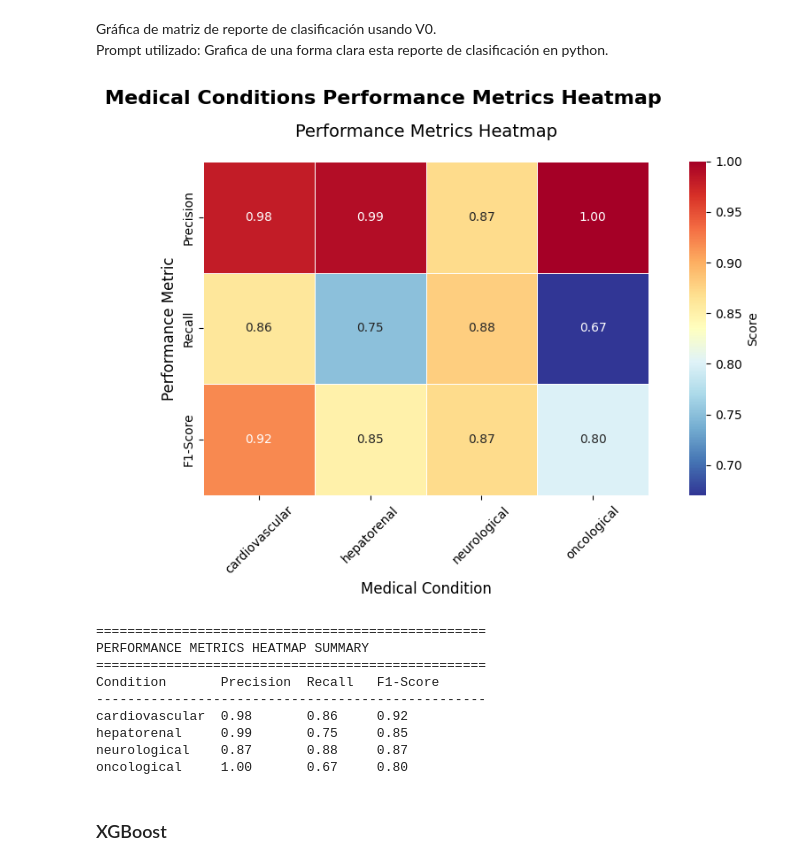
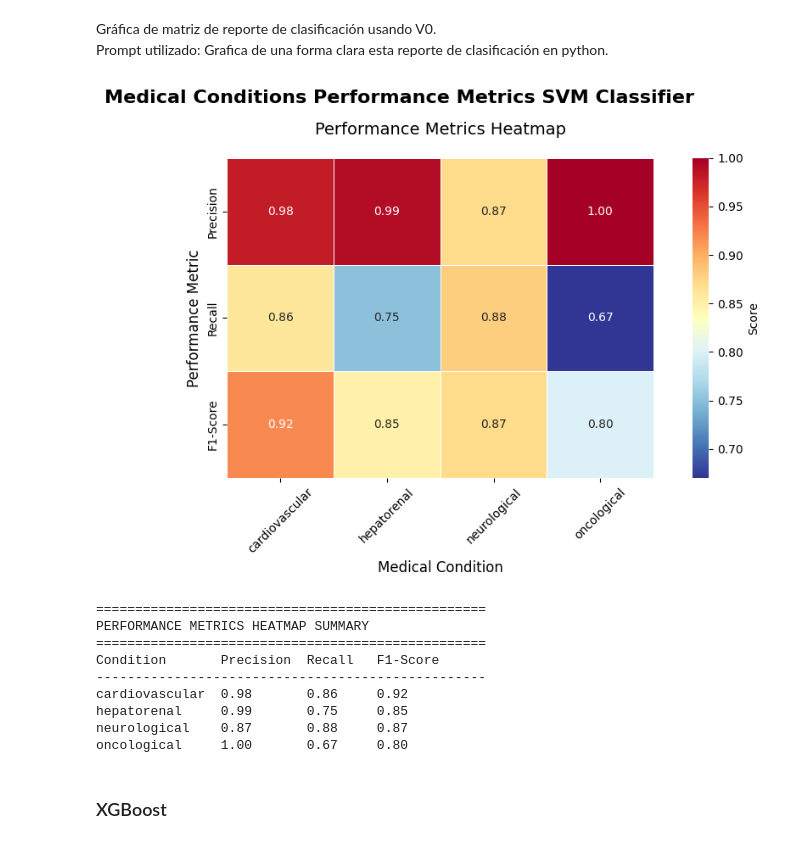
Before and after one commit to bryanMontoya/ChallengeTS, a Jupyter notebook: src/challenge_solution.ipynb, the cells around one changed output. Drawn from its saved outputs; the diff is of its cells as text; code cells hidden in the pictures.

```diff
--- a/src/challenge_solution.ipynb
+++ b/src/challenge_solution.ipynb
@@ -421,10 +439,6 @@ cardiovascular       0.98      0.86      0.92       260
 Gráfica de matriz de reporte de clasificación usando V0.
 Prompt utilizado: Grafica de una forma clara esta reporte de clasificación en python.
 # %%
-import matplotlib.pyplot as plt
-import seaborn as sns
-import numpy as np
-import pandas as pd
 
 data = {
     'Class': ['cardiovascular', 'hepatorenal', 'neurological', 'oncological'],
@@ -441,38 +455,38 @@ plt.style.use('default')
 sns.set_palette("husl")
 
 fig, ax = plt.subplots(1, 1, figsize=(10, 6))
-fig.suptitle('Medical Conditions Performance Metrics Heatmap', fontsize=16, fontweight='bold')
+fig.suptitle('Medical Conditions Performance Metrics SVM Classifier', fontsize=16, fontweight='bold')
 
 # Create heatmap of performance metrics
 metrics_data = df[['Precision', 'Recall', 'F1-Score']].T
 sns.heatmap(metrics_data,
             annot=True,
             fmt='.2f',
             cmap='RdYlBu_r',
             xticklabels=df['Class'],
             yticklabels=['Precision', 'Recall', 'F1-Score'],
             ax=ax,
             cbar_kws={'label': 'Score'},
             square=True,
             linewidths=0.5)
 
 ax.set_title('Performance Metrics Heatmap', fontsize=14, pad=20)
 ax.tick_params(axis='x', rotation=45)
 ax.set_xlabel('Medical Condition', fontsize=12)
 ax.set_ylabel('Performance Metric', fontsize=12)
 
 plt.tight_layout()
 plt.show()
 
 print("\n" + "="*50)
 print("PERFORMANCE METRICS HEATMAP SUMMARY")
 print("="*50)
 print(f"{'Condition':<15} {'Precision':<10} {'Recall':<8} {'F1-Score':<10}")
 print("-" * 50)
 for _, row in df.iterrows():
     print(f"{row['Class']:<15} {row['Precision']:<10.2f} {row['Recall']:<8.2f} {row['F1-Score']:<10.2f}")
 # %% [output]
-[figure, old version]
+[figure, new version]
 ==================================================
 PERFORMANCE METRICS HEATMAP SUMMARY
 ==================================================
```
Also changed, not shown: parts of 13 cells of this notebook.
